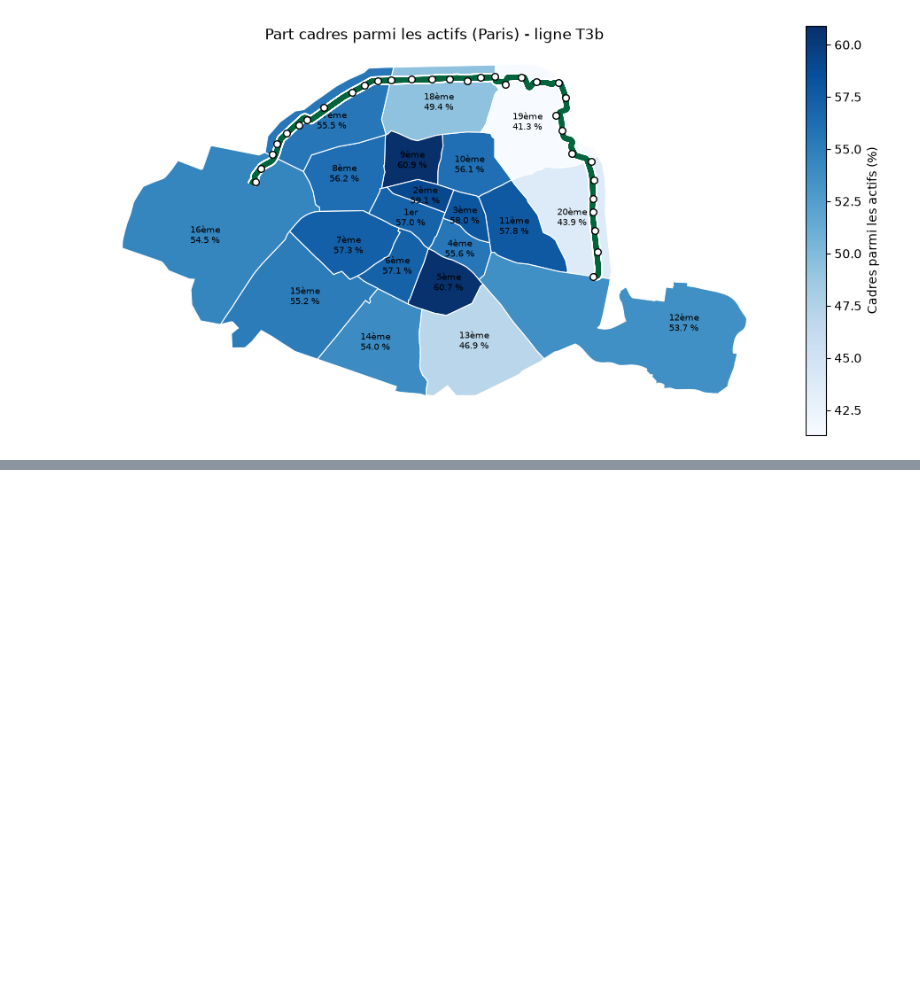
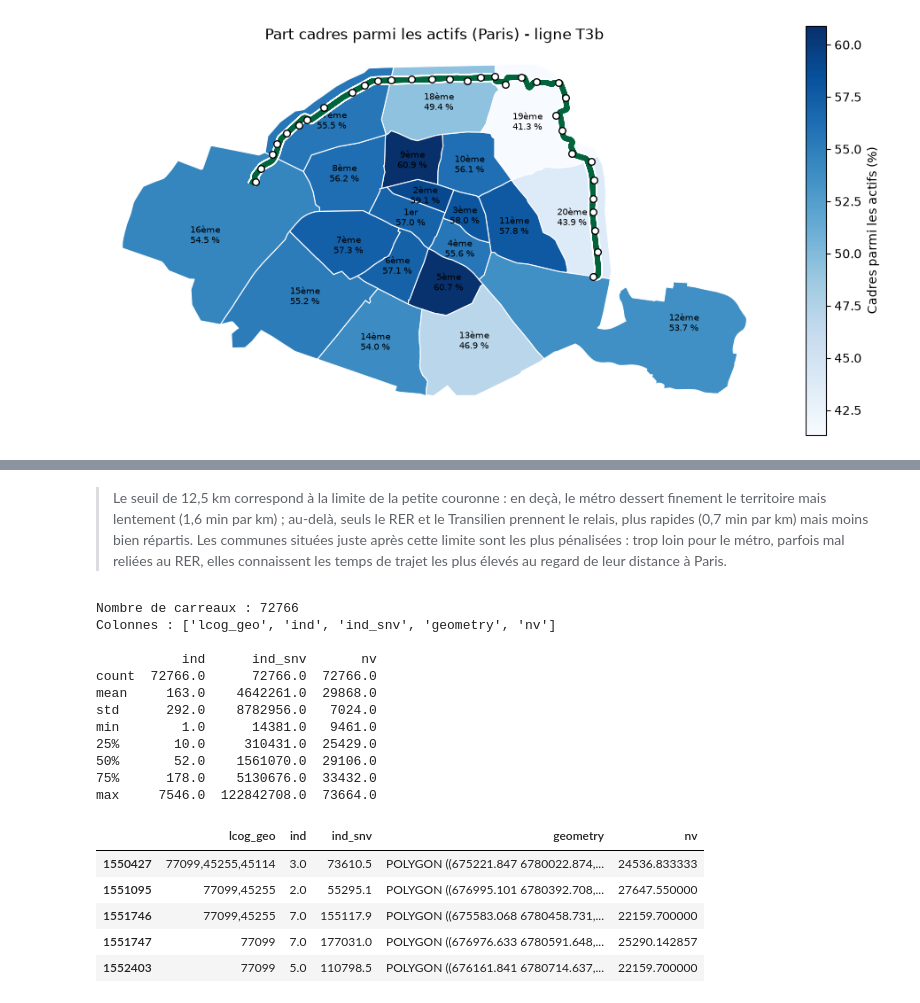
Before and after one commit to emmaganneval-proj/python_datascience_liuqi, a Jupyter notebook: data_IDFMmobpro.ipynb, the cells around one changed output, grey strips where cells are left out. Saved outputs shown, nothing was run; the diff lists cells and outputs as text; code cells hidden in the pictures; blank space fills up the shorter version.

```diff
--- a/data_IDFMmobpro.ipynb
+++ b/data_IDFMmobpro.ipynb
@@ -483,0 +591,34 @@ carte("Cadres", zone="paris", ligne="T3b", cmap="Blues")
+# %% [markdown]
+> Le seuil de 12,5 km correspond à la limite de la petite couronne : en deçà, le métro dessert finement le territoire mais lentement (1,6 min par km) ; au-delà, seuls le RER et le Transilien prennent le relais, plus rapides (0,7 min par km) mais moins bien répartis. Les communes situées juste après cette limite sont les plus pénalisées : trop loin pour le métro, parfois mal reliées au RER, elles connaissent les temps de trajet les plus élevés au regard de leur distance à Paris.
+# %%
+# ===== CELLULE L : DÉCOUVRIR FILOSOFI =====
+from pretraitement_donnees import charger_filosofi, indicateurs_filosofi
+
+# Carreaux de 200 m d'Île-de-France (lecture : 1 à 2 minutes)
+df_filosofi = charger_filosofi("data/filosofi/france_metro/carreaux_200m_met.shp")
+df_filosofi = indicateurs_filosofi(df_filosofi)  # ajoute nv = niveau de vie moyen par habitant
+
+print("Nombre de carreaux :", len(df_filosofi))
+print("Colonnes :", df_filosofi.columns.tolist())
+print()
+print(df_filosofi[["ind", "ind_snv", "nv"]].describe().round(0))
+df_filosofi.head()
+# %% [output]
+Nombre de carreaux : 72766
+Colonnes : ['lcog_geo', 'ind', 'ind_snv', 'geometry', 'nv']
+
+           ind      ind_snv       nv
+count  72766.0      72766.0  72766.0
+mean     163.0    4642261.0  29868.0
+std      292.0    8782956.0   7024.0
+min        1.0      14381.0   9461.0
+25%       10.0     310431.0  25429.0
+50%       52.0    1561070.0  29106.0
+75%      178.0    5130676.0  33432.0
+max     7546.0  122842708.0  73664.0
+|  | lcog_geo | ind | ind_snv | geometry | nv |
+| 1550427 | 77099,45255,45114 | 3.0 | 73610.5 | POLYGON ((675221.847 6780022.874,... | 24536.833333 |
+| 1551095 | 77099,45255 | 2.0 | 55295.1 | POLYGON ((676995.101 6780392.708,... | 27647.550000 |
+| 1551746 | 77099,45255 | 7.0 | 155117.9 | POLYGON ((675583.068 6780458.731,... | 22159.700000 |
+| 1551747 | 77099 | 7.0 | 177031.0 | POLYGON ((676976.633 6780591.648,... | 25290.142857 |
+| 1552403 | 77099 | 5.0 | 110798.5 | POLYGON ((676161.841 6780714.637,... | 22159.700000 |
```
Also changed, not shown: parts of 5 cells of this notebook.
